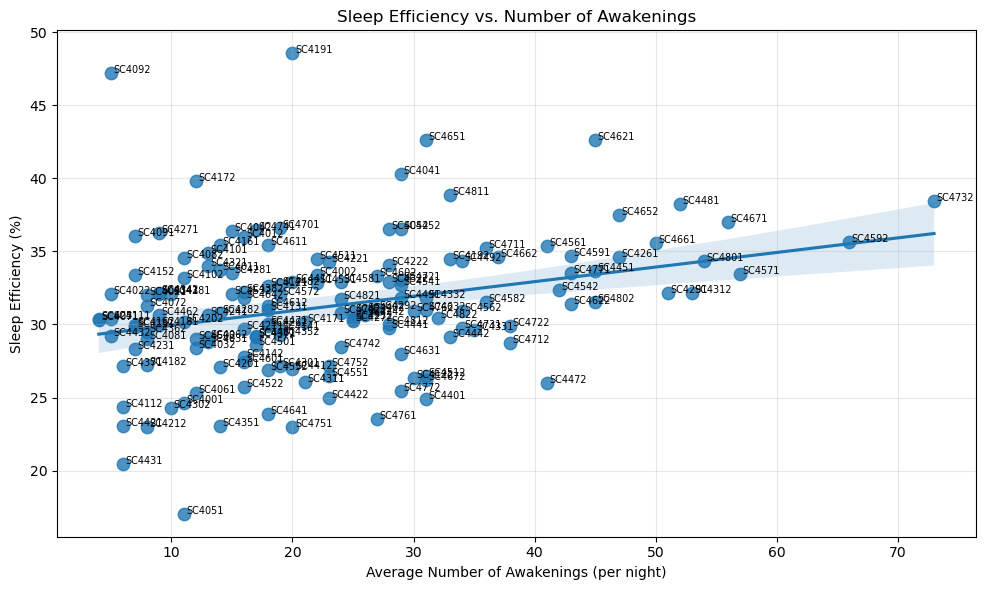
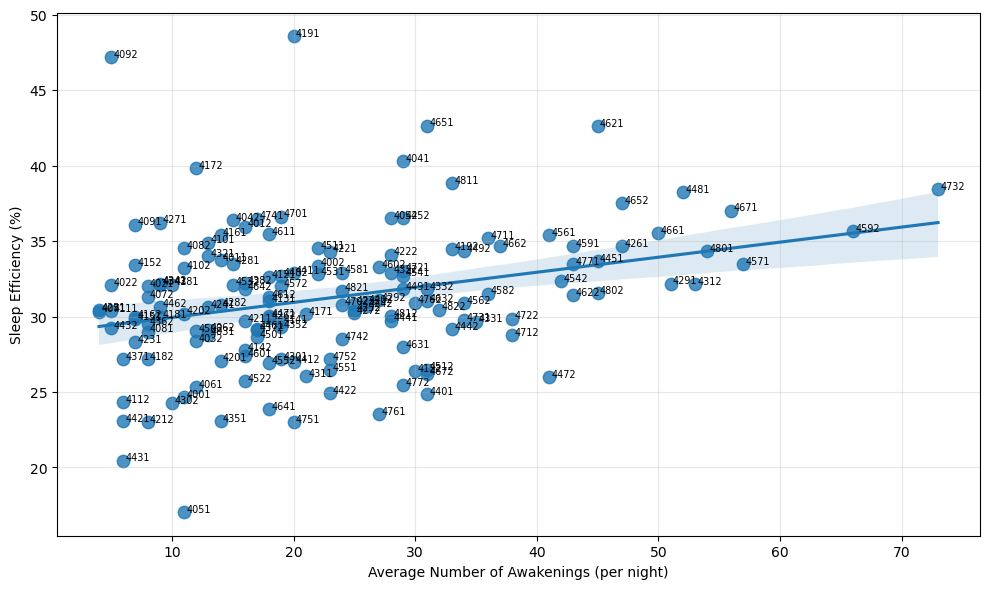
The notebook cell's code change between the first figure and the second:
--- before
+++ after
@@ -13,4 +13,7 @@
 # Example: SC4001E0 -> SC4001
 df['subject_id'] = df['recording_id'].str.extract(r'^(SC\d{4})', expand=False)
+
+# NEW: numeric subject label for plotting (e.g., SC4652 -> 4652)
+df['subject_num'] = df['subject_id'].str.replace('SC', '', regex=False)
 
 # Optional: night/session indicator (E0/E1)
@@ -88,5 +91,6 @@
 # -------------------------
 final_summary = pd.merge(subject_base, subject_trans, on='subject_id', how='inner')
-
+# Add numeric subject label for plots
+final_summary['subject_num'] = final_summary['subject_id'].str.replace('SC', '', regex=False)
 # -------------------------
 # 6) Correlation stats (for paper + sanity)
@@ -111,7 +115,7 @@
 # Label points (can get crowded; keep it if you want IDs visible)
 for _, row in final_summary.iterrows():
-    plt.text(row['num_awakenings'] + 0.2, row['SE_pct'], row['subject_id'], fontsize=7)
+    plt.text(row['num_awakenings'] + 0.2, row['SE_pct'], row['subject_num'], fontsize=7)
 
-plt.title('Sleep Efficiency vs. Number of Awakenings')
+
 plt.xlabel('Average Number of Awakenings (per night)')
 plt.ylabel('Sleep Efficiency (%)')
@@ -127,8 +131,8 @@
 
 plt.figure(figsize=(10, 5))
-sns.barplot(data=plot_df, x='subject_id', y='num_transitions')
-plt.title(f'Top {topk} Subjects by Sleep Fragmentation (Stage Transitions)')
+sns.barplot(data=plot_df, x='subject_num', y='num_transitions')
+
 plt.ylabel('Average Stage Transitions (per night)')
-plt.xlabel('Subject ID')
+plt.xlabel('Subject')
 plt.xticks(rotation=45, ha='right')
 plt.grid(True, axis='y', alpha=0.3)

Commit: C